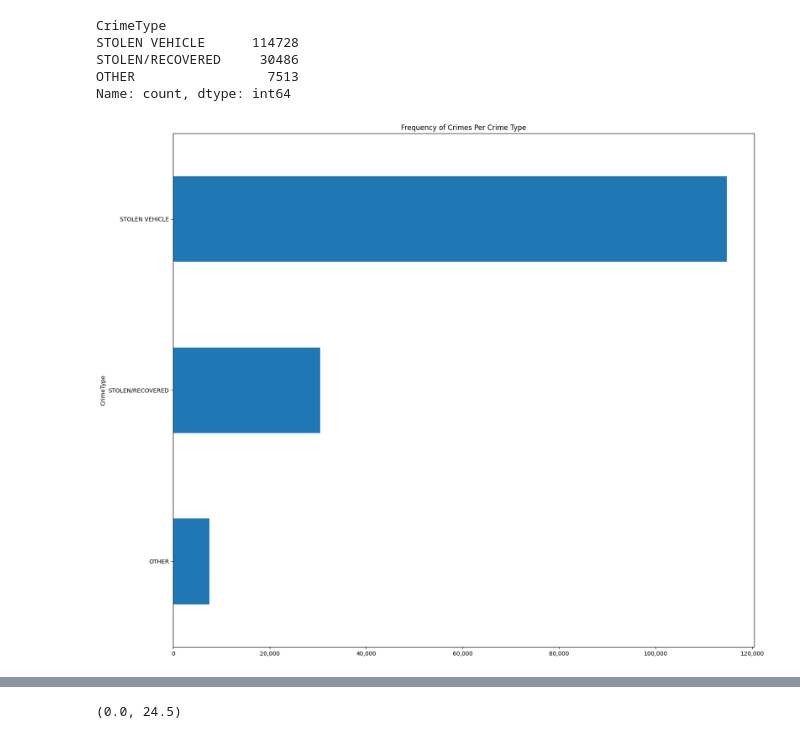
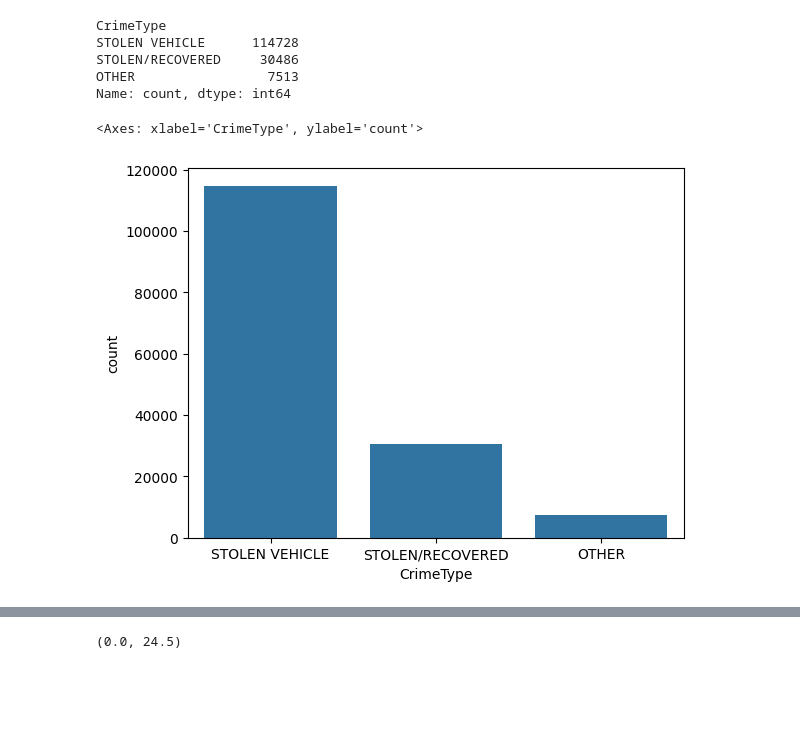
Before and after one commit to thinhh/CMPE-255-Project, a Jupyter notebook: Oakland_Data_Analysis.ipynb, the cells around one changed output, grey strips where cells are left out. Drawn from its saved outputs; the diff is of its cells as text; code cells hidden in the pictures; blank space fills up the shorter version.

Commit message:
update barplot, add ppt and report

```diff
--- a/Oakland_Data_Analysis.ipynb
+++ b/Oakland_Data_Analysis.ipynb
@@ -214,14 +214,10 @@ STOLEN/RECOVERED     30486
 OTHER                 7513
 Name: count, dtype: int64
 # %%
-fig=plt.figure(figsize=(18, 16))
-plt.title("Frequency of Crimes Per Crime Type")
-plt.xlabel("Frequency of Crimes")
-plt.ylabel("Type of Crime")
-ax = df['CrimeType'].value_counts(ascending=True).plot(kind='barh')
-ax.get_xaxis().set_major_formatter(plt.FuncFormatter(lambda x, loc: "{:,}".format(int(x))))
+sns.barplot(df['CrimeType'].value_counts())
 # %% [output]
+<Axes: xlabel='CrimeType', ylabel='count'>
-[figure, old version]
+[figure, new version]
 # %%
 ### Add Delimiter for Address
 df["Address"]= df["Address"].str.replace(" ", ", " ,1)
```
Also changed, not shown: parts of 9 cells of this notebook, 3 other files.
